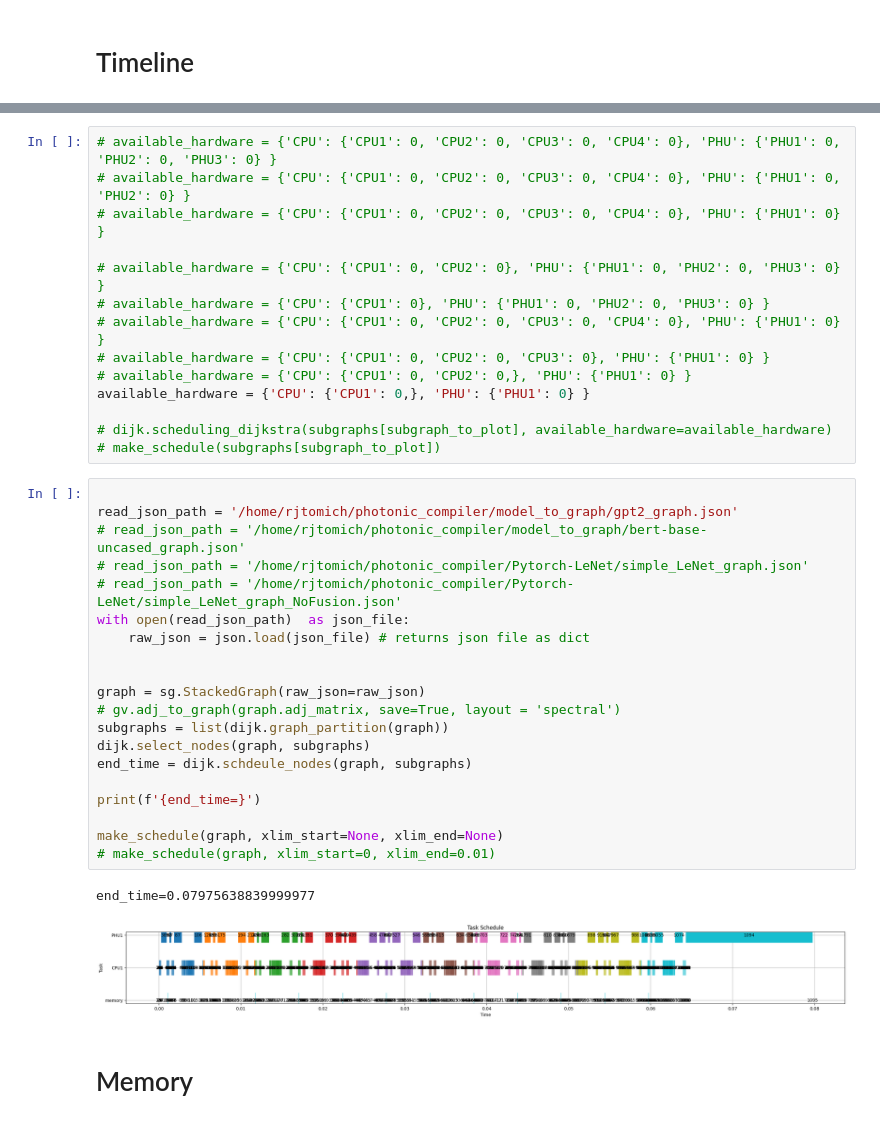
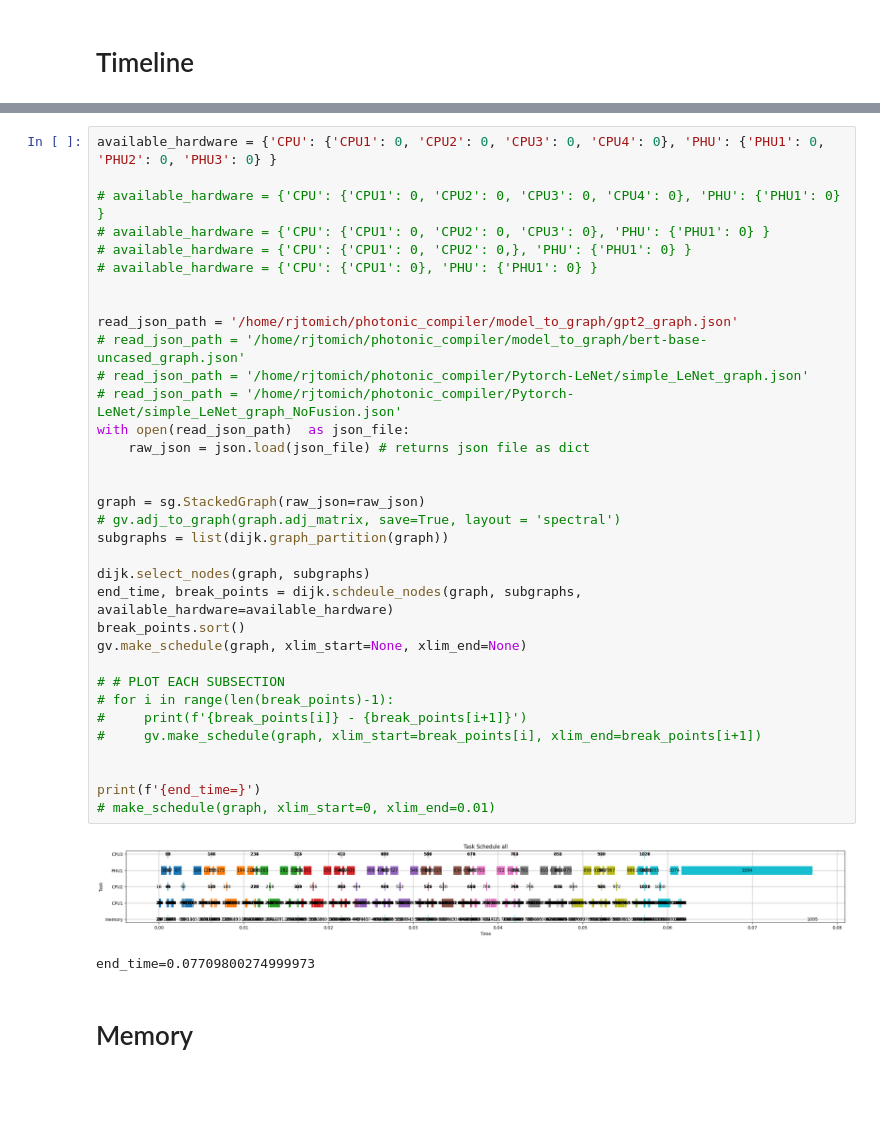
Before and after one commit to RyanTomich/photonic_compiler, a Jupyter notebook: model_to_graph/sub_graphs.ipynb, the cells around one changed output, grey strips where cells are left out. Drawn from its saved outputs; the diff is of its cells as text; blank space fills up the shorter version.

```diff
--- a/model_to_graph/sub_graphs.ipynb
+++ b/model_to_graph/sub_graphs.ipynb
@@ -177,40 +123,40 @@ def make_schedule(graph, xlim_start=None, xlim_end=None):
-# %%
-# available_hardware = {'CPU': {'CPU1': 0, 'CPU2': 0, 'CPU3': 0, 'CPU4': 0}, 'PHU': {'PHU1': 0, 'PHU2': 0, 'PHU3': 0} }
-# available_hardware = {'CPU': {'CPU1': 0, 'CPU2': 0, 'CPU3': 0, 'CPU4': 0}, 'PHU': {'PHU1': 0, 'PHU2': 0} }
-# available_hardware = {'CPU': {'CPU1': 0, 'CPU2': 0, 'CPU3': 0, 'CPU4': 0}, 'PHU': {'PHU1': 0} }
-
-# available_hardware = {'CPU': {'CPU1': 0, 'CPU2': 0}, 'PHU': {'PHU1': 0, 'PHU2': 0, 'PHU3': 0} }
-# available_hardware = {'CPU': {'CPU1': 0}, 'PHU': {'PHU1': 0, 'PHU2': 0, 'PHU3': 0} }
-# available_hardware = {'CPU': {'CPU1': 0, 'CPU2': 0, 'CPU3': 0, 'CPU4': 0}, 'PHU': {'PHU1': 0} }
-# available_hardware = {'CPU': {'CPU1': 0, 'CPU2': 0, 'CPU3': 0}, 'PHU': {'PHU1': 0} }
-# available_hardware = {'CPU': {'CPU1': 0, 'CPU2': 0,}, 'PHU': {'PHU1': 0} }
-available_hardware = {'CPU': {'CPU1': 0,}, 'PHU': {'PHU1': 0} }
-
-# dijk.scheduling_dijkstra(subgraphs[subgraph_to_plot], available_hardware=available_hardware)
-# make_schedule(subgraphs[subgraph_to_plot])
 # %%
+available_hardware = {'CPU': {'CPU1': 0, 'CPU2': 0, 'CPU3': 0, 'CPU4': 0}, 'PHU': {'PHU1': 0, 'PHU2': 0, 'PHU3': 0} }
+
+# available_hardware = {'CPU': {'CPU1': 0, 'CPU2': 0, 'CPU3': 0, 'CPU4': 0}, 'PHU': {'PHU1': 0} }
+# available_hardware = {'CPU': {'CPU1': 0, 'CPU2': 0, 'CPU3': 0}, 'PHU': {'PHU1': 0} }
+# available_hardware = {'CPU': {'CPU1': 0, 'CPU2': 0,}, 'PHU': {'PHU1': 0} }
+# available_hardware = {'CPU': {'CPU1': 0}, 'PHU': {'PHU1': 0} }
+
 
 read_json_path = '/home/rjtomich/photonic_compiler/model_to_graph/gpt2_graph.json'
 # read_json_path = '/home/rjtomich/photonic_compiler/model_to_graph/bert-base-uncased_graph.json'
 # read_json_path = '/home/rjtomich/photonic_compiler/Pytorch-LeNet/simple_LeNet_graph.json'
 # read_json_path = '/home/rjtomich/photonic_compiler/Pytorch-LeNet/simple_LeNet_graph_NoFusion.json'
 with open(read_json_path)  as json_file:
     raw_json = json.load(json_file) # returns json file as dict
 
 
 graph = sg.StackedGraph(raw_json=raw_json)
 # gv.adj_to_graph(graph.adj_matrix, save=True, layout = 'spectral')
 subgraphs = list(dijk.graph_partition(graph))
+
 dijk.select_nodes(graph, subgraphs)
-end_time = dijk.schdeule_nodes(graph, subgraphs)
+end_time, break_points = dijk.schdeule_nodes(graph, subgraphs, available_hardware=available_hardware)
+break_points.sort()
+gv.make_schedule(graph, xlim_start=None, xlim_end=None)
+
+# # PLOT EACH SUBSECTION
+# for i in range(len(break_points)-1):
+#     print(f'{break_points[i]} - {break_points[i+1]}')
+#     gv.make_schedule(graph, xlim_start=break_points[i], xlim_end=break_points[i+1])
+
 
 print(f'{end_time=}')
-
-make_schedule(graph, xlim_start=None, xlim_end=None)
 # make_schedule(graph, xlim_start=0, xlim_end=0.01)
 # %% [output]
+[figure, new version]
-end_time=0.07975638839999977
+end_time=0.07709800274999973
-[figure, old version]
 # %% [markdown]
 # Memory
 # %%
```
Also changed, not shown: parts of 7 cells of this notebook, 3 other files.
